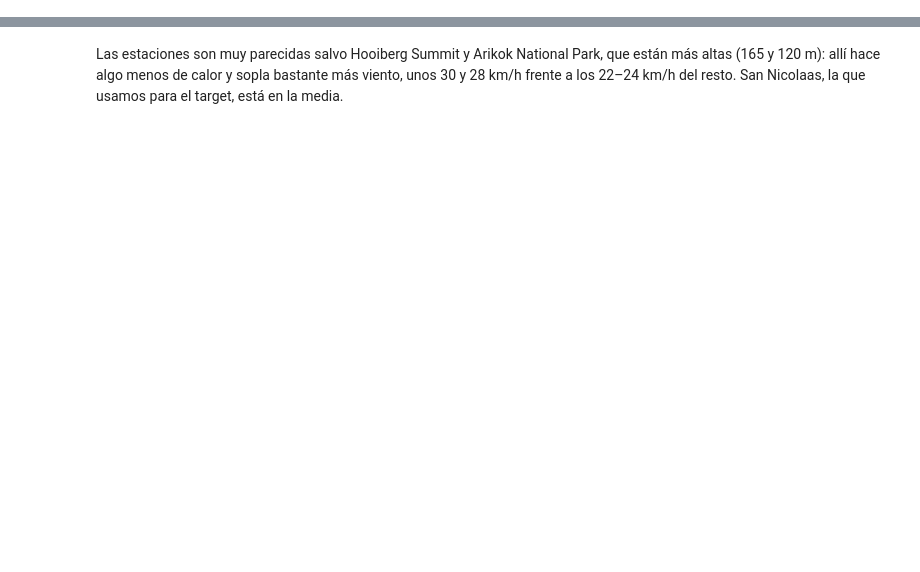
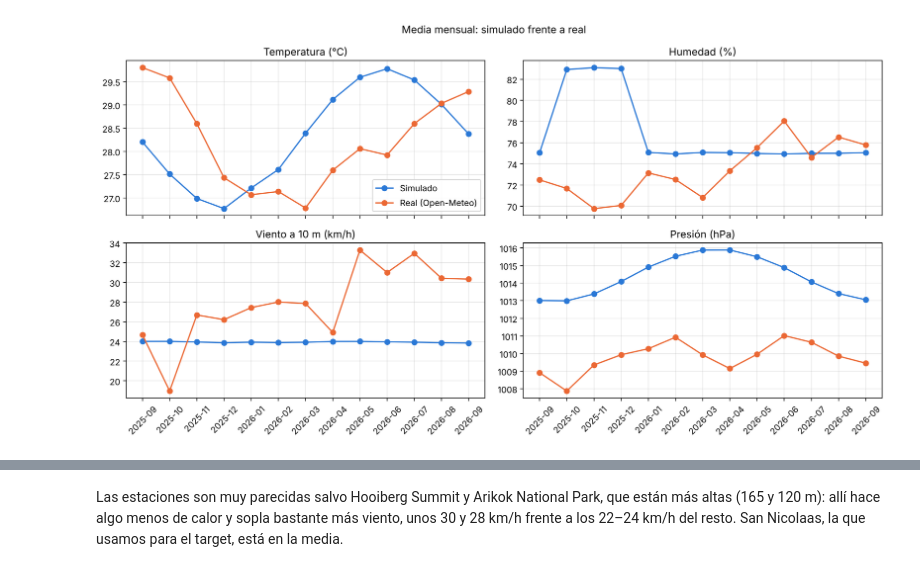
Before and after one commit to LucasToledanoDuque/Proyect_Computacion_HP, a Jupyter notebook: EDA/eda_datos.ipynb, the cells around one changed output, grey strips where cells are left out. Drawn from its saved outputs; the diff is of its cells as text; code cells hidden in the pictures; blank space fills up the shorter version.

```diff
--- a/EDA/eda_datos.ipynb
+++ b/EDA/eda_datos.ipynb
@@ -142,0 +334,8 @@ guardar(fig, "01_medias_por_estacion")
+# %%
+lect["clave"] = lect["timestamp"].dt.strftime("%Y-%m-%dT%H:%M:%SZ")
+real_estaciones = real[real["station_id"] != "VADER_PIET"]
+
+# Unión por la izquierda: conservamos todas las lecturas y les añadimos lo de Open-Meteo
+cruce = lect.merge(real_estaciones, left_on=["station_id", "clave"], right_on=["station_id", "timestamp"],
+                   how="left", suffixes=("", "_real"), indicator=True)
+cruce.shape
@@ -142,0 +406,22 @@ guardar(fig, "01_medias_por_estacion")
+# %%
+cruce["timestamp"] = lect["timestamp"].values
+
+PARES = [("temperature_c", "temperature_2m", "Temperatura (°C)"),
+         ("humidity_pct", "relative_humidity_2m", "Humedad (%)"),
+         ("wind_speed_kmh", "wind_speed_10m", "Viento a 10 m (km/h)"),
+         ("pressure_hpa", "surface_pressure", "Presión (hPa)")]
+
+filas = []
+for sim, rea, nombre in PARES:
+    filas.append({"variable": nombre,
+                  "media simulada": cruce[sim].mean(),
+                  "media real": cruce[rea].mean(),
+                  "correlación": cruce[sim].corr(cruce[rea]),
+                  "error medio": (cruce[sim] - cruce[rea]).abs().mean()})
+filas.append({"variable": "Lluvia anual (mm)",
+              "media simulada": cruce["precipitation_mm"].mean() * 288 * 365,
+              "media real": cruce["precipitation"].mean() * 24 * 365})
+
+comparacion = pd.DataFrame(filas).set_index("variable").round(2)
+comparacion.to_csv(TABLAS / "04_comparacion_simulado_real.csv")
+comparacion
@@ -142,0 +436,16 @@ guardar(fig, "01_medias_por_estacion")
+# %%
+mes = cruce["timestamp"].dt.strftime("%Y-%m")
+
+fig, ejes = plt.subplots(2, 2, figsize=(13, 7), sharex=True)
+for eje, (sim, rea, nombre) in zip(ejes.flat, PARES):
+    mensual = cruce.groupby(mes)[[sim, rea]].mean()
+    eje.plot(mensual.index, mensual[sim], color=AZUL, marker="o", label="Simulado")
+    eje.plot(mensual.index, mensual[rea], color=NARANJA, marker="o", label="Real (Open-Meteo)")
+    eje.set_title(nombre)
+    eje.tick_params(axis="x", rotation=45)
+    eje.grid(alpha=0.3)
+ejes[0, 0].legend()
+fig.suptitle("Media mensual: simulado frente a real")
+guardar(fig, "04_simulado_vs_real_mensual")
+# %% [output]
+[figure, added]
```
Also changed, not shown: parts of 119 cells of this notebook, 49 other files.
